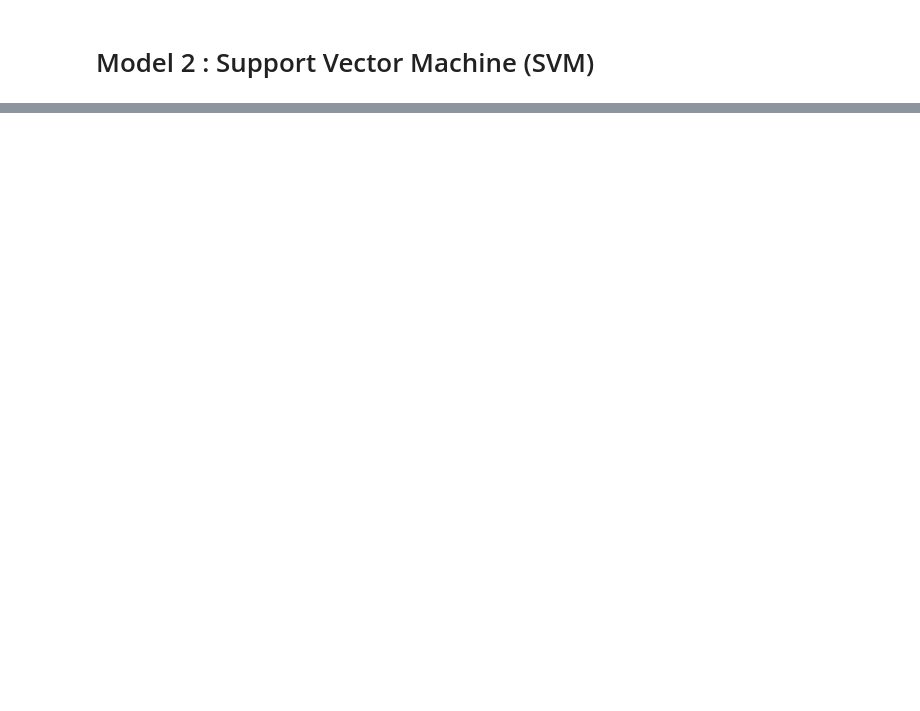
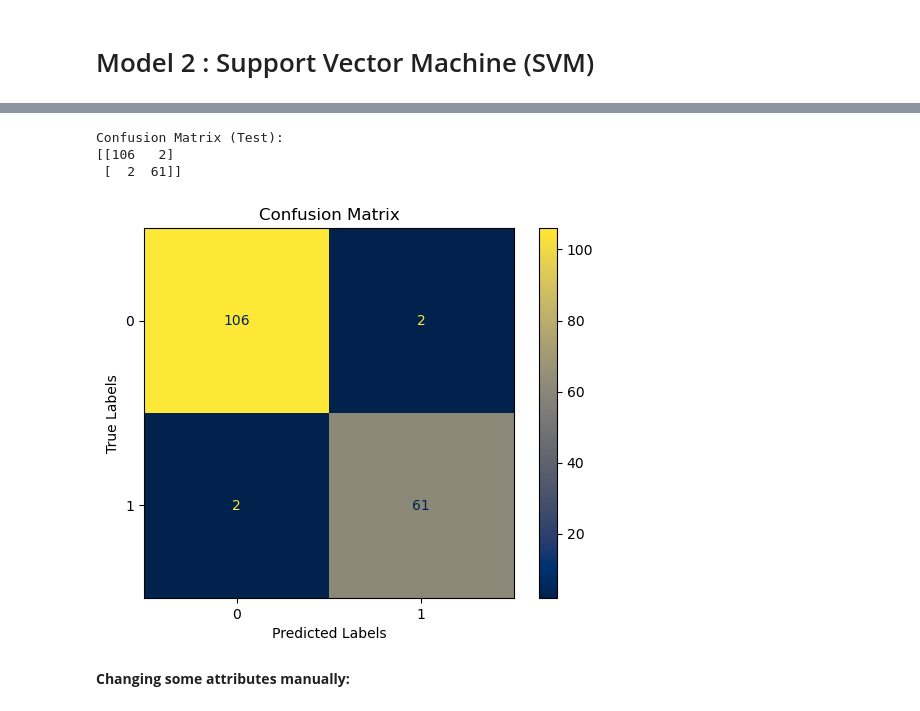
Before and after one commit to georgiarov/ML, a Jupyter notebook: project_code.ipynb, the cells around one changed output, grey strips where cells are left out. Saved outputs shown, nothing was run; the diff lists cells and outputs as text; code cells hidden in the pictures; blank space fills up the shorter version.

```diff
--- a/project_code.ipynb
+++ b/project_code.ipynb
@@ -268,2 +318,12 @@ Recall Score of C=1000 : 0.9682539682539683
 # %% [markdown]
 # Model 2 : Support Vector Machine (SVM)
+# %%
+model2=SVC()
+model2.fit(Xn_train,y_train)
+
+y_pred2=model2.predict(Xn_test)
+
+print(classification_report(y_test, y_pred2))
+
+recall1=recall_score(y_test, y_pred1)
+print(f"Recall Score: {recall1}")
@@ -269,0 +341,17 @@ Recall Score of C=1000 : 0.9682539682539683
+# %%
+print("Confusion Matrix (Test):")
+matrix2=confusion_matrix(y_test, y_pred2)
+print(matrix2)
+matrix2=ConfusionMatrixDisplay(confusion_matrix=matrix2)
+matrix2.plot(cmap="cividis")
+plt.title("Confusion Matrix")
+plt.xlabel("Predicted Labels")
+plt.ylabel("True Labels")
+plt.show()
+# %% [output]
+Confusion Matrix (Test):
+[[106   2]
+ [  2  61]]
+[figure, added]
+# %% [markdown]
+**Changing some attributes manually:**
```
Also changed, not shown: parts of 5 cells of this notebook.
